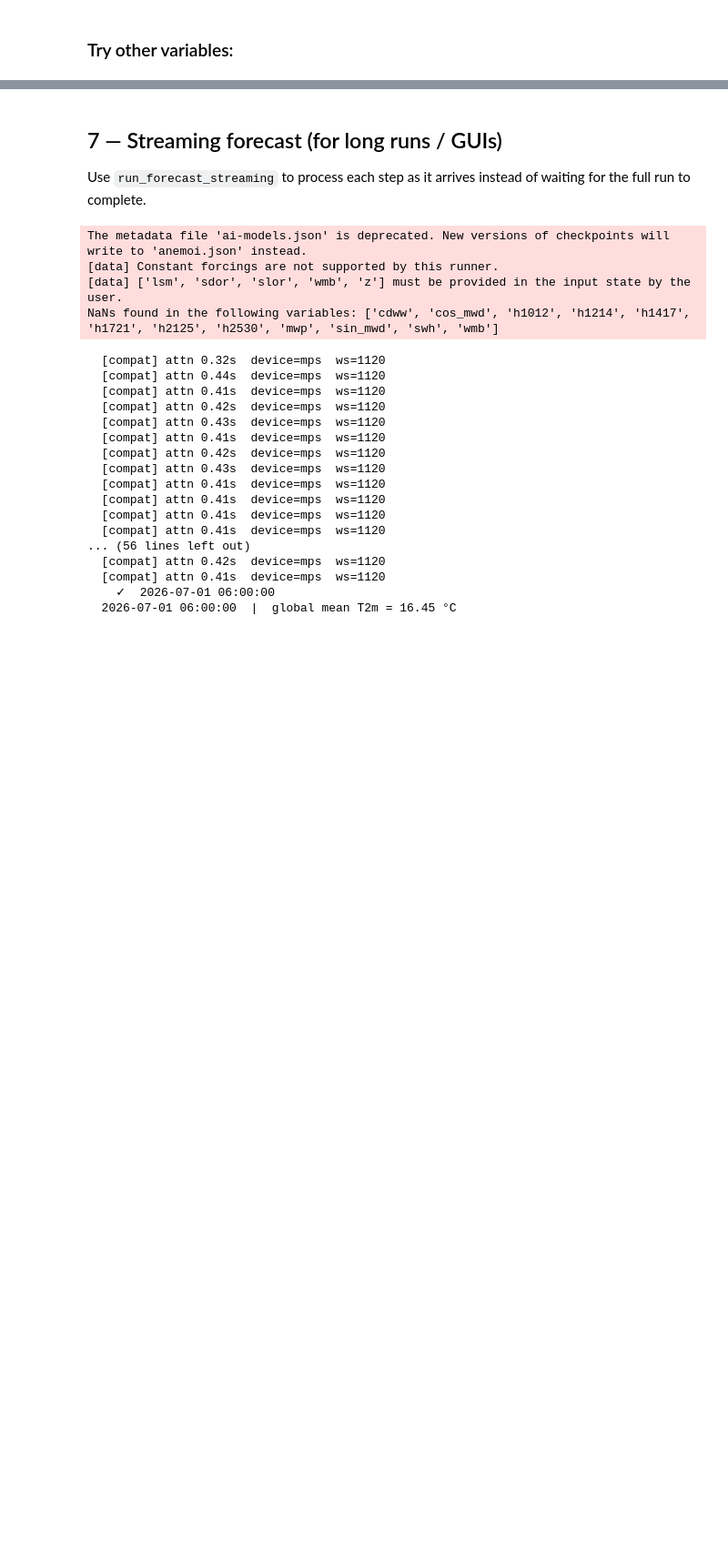
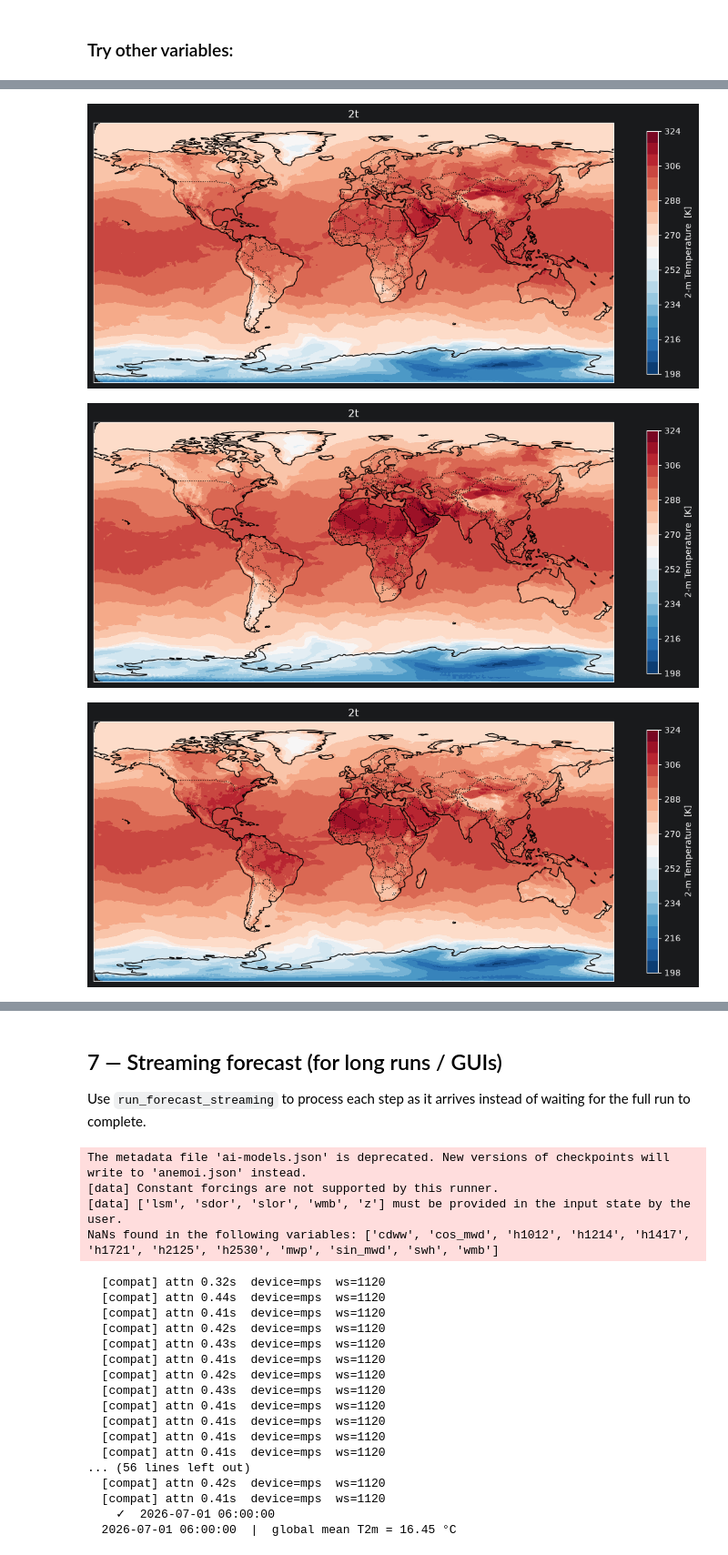
Before and after one commit to EmmaScharfmann/AIFS-tutorial, a Jupyter notebook: notebook/tutorial.ipynb, the cells around one changed output, grey strips where cells are left out. Shown at 91% size. Saved outputs shown, nothing was run; the diff lists cells and outputs as text; code cells hidden in the pictures; blank space fills up the shorter version.

```diff
--- a/notebook/tutorial.ipynb
+++ b/notebook/tutorial.ipynb
@@ -158,0 +156,7 @@ fig.savefig("t2m.png", dpi=150, bbox_inches="tight")
+# %%
+for i in range(8):
+    fig = plot_field(states[i], "2t")
+# %% [output]
+[figure, added]
+[figure, added]
+[figure, added]
```
Also changed, not shown: parts of 6 cells of this notebook, 1 other file.
